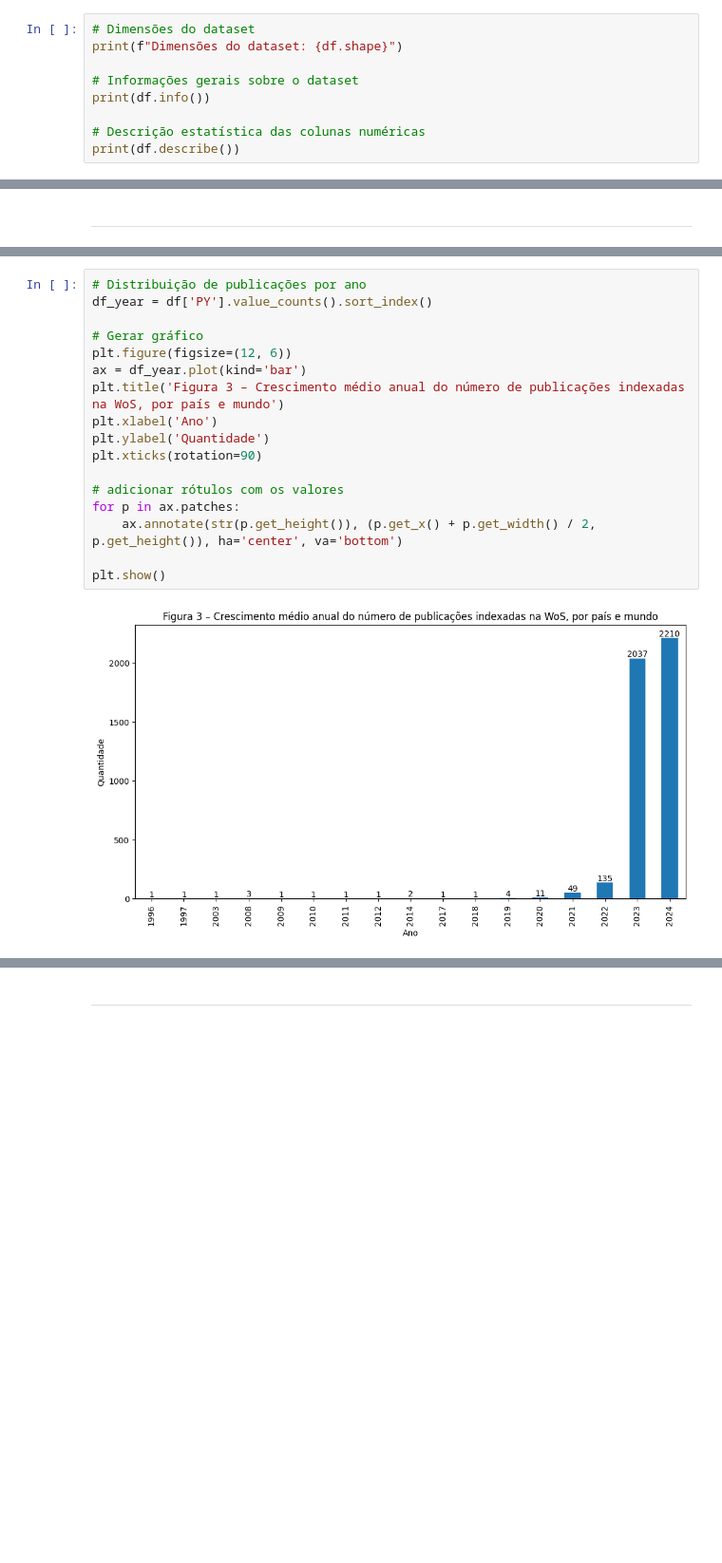
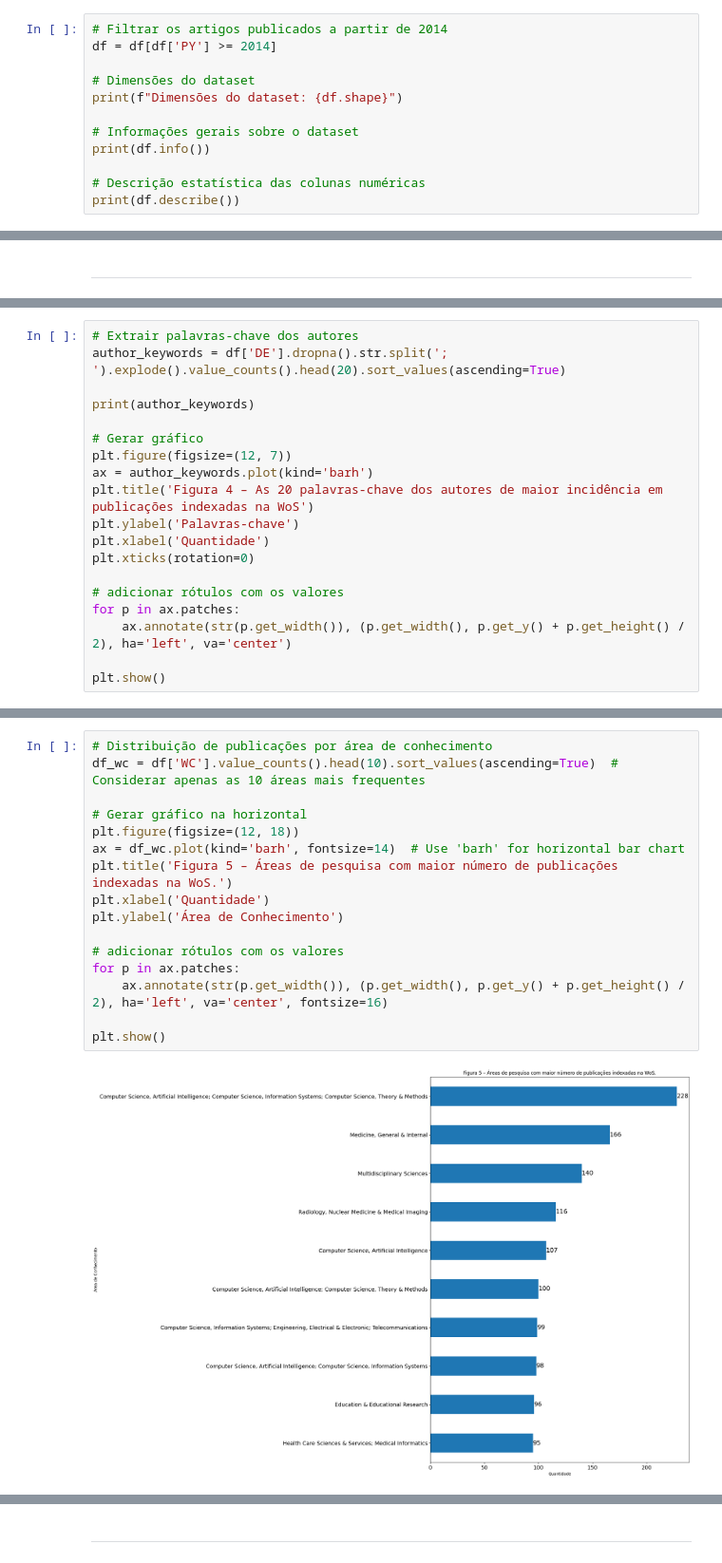
Before and after one commit to sueliomatias/reproducao_fpccII, a Jupyter notebook: eda.ipynb, the cells around one changed output, grey strips where cells are left out. Shown at 95% size. Saved outputs shown, nothing was run; the diff lists cells and outputs as text; blank space fills up the shorter version.

```diff
--- a/eda.ipynb
+++ b/eda.ipynb
@@ -67,4 +66,7 @@ df.describe(include='all')
 # %%
+# Filtrar os artigos publicados a partir de 2014
+df = df[df['PY'] >= 2014]
+
 # Dimensões do dataset
 print(f"Dimensões do dataset: {df.shape}")
 
@@ -170,0 +201,19 @@ plt.show()
+# %%
+# Extrair palavras-chave dos autores
+author_keywords = df['DE'].dropna().str.split('; ').explode().value_counts().head(20).sort_values(ascending=True)
+
+print(author_keywords)
+
+# Gerar gráfico
+plt.figure(figsize=(12, 7))
+ax = author_keywords.plot(kind='barh')
+plt.title('Figura 4 – As 20 palavras-chave dos autores de maior incidência em publicações indexadas na WoS')
+plt.ylabel('Palavras-chave')
+plt.xlabel('Quantidade')
+plt.xticks(rotation=0)
+
+# adicionar rótulos com os valores
+for p in ax.patches:
+    ax.annotate(str(p.get_width()), (p.get_width(), p.get_y() + p.get_height() / 2), ha='left', va='center')
+
+plt.show()
@@ -173,19 +252,18 @@ plt.show()
 # %%
-# Distribuição de publicações por ano
-df_year = df['PY'].value_counts().sort_index()
+# Distribuição de publicações por área de conhecimento
+df_wc = df['WC'].value_counts().head(10).sort_values(ascending=True)  # Considerar apenas as 10 áreas mais frequentes
 
-# Gerar gráfico
-plt.figure(figsize=(12, 6))
-ax = df_year.plot(kind='bar')
-plt.title('Figura 3 – Crescimento médio anual do número de publicações indexadas na WoS, por país e mundo')
-plt.xlabel('Ano')
-plt.ylabel('Quantidade')
-plt.xticks(rotation=90)
+# Gerar gráfico na horizontal
+plt.figure(figsize=(12, 18))
+ax = df_wc.plot(kind='barh', fontsize=14)  # Use 'barh' for horizontal bar chart
+plt.title('Figura 5 – Áreas de pesquisa com maior número de publicações indexadas na WoS.')
+plt.xlabel('Quantidade')
+plt.ylabel('Área de Conhecimento')
 
 # adicionar rótulos com os valores
 for p in ax.patches:
-    ax.annotate(str(p.get_height()), (p.get_x() + p.get_width() / 2, p.get_height()), ha='center', va='bottom')
+    ax.annotate(str(p.get_width()), (p.get_width(), p.get_y() + p.get_height() / 2), ha='left', va='center', fontsize=16)
 
 plt.show()
 # %% [output]
-[figure, old version]
+[figure, new version]
```
Also changed, not shown: parts of 66 cells of this notebook, 10 other files.
